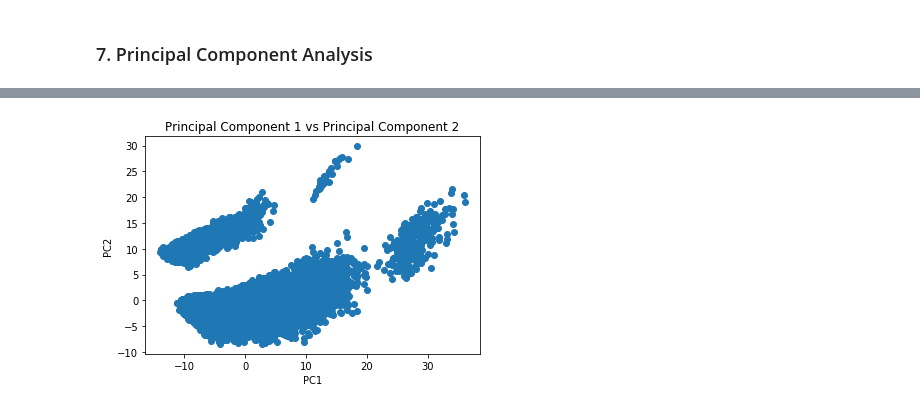
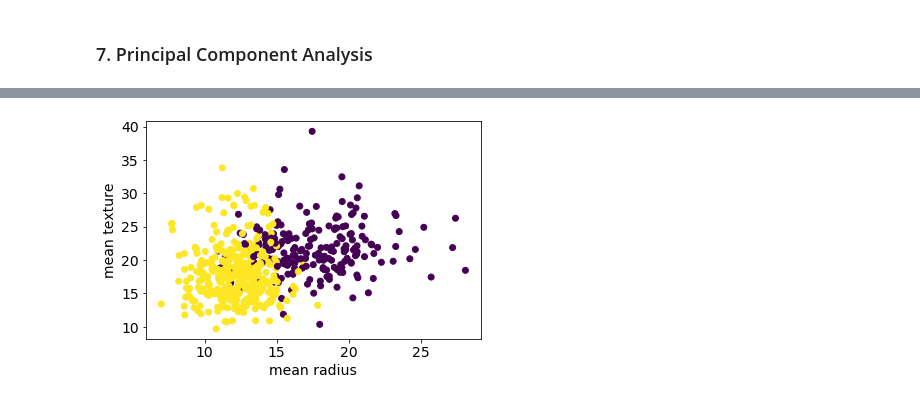
Before and after one commit to lfr4704/DS-Unit-1-Sprint-3-Linear-Algebra, a Jupyter notebook: module3-dimensionality-reduction/LS_DS_133_Exercise_Solutions.ipynb, the cells around one changed output, grey strips where cells are left out. Saved outputs shown, nothing was run; the diff lists cells and outputs as text; code cells hidden in the pictures.

Commit message:
purple and gold

```diff
--- a/module3-dimensionality-reduction/LS_DS_133_Exercise_Solutions.ipynb
+++ b/module3-dimensionality-reduction/LS_DS_133_Exercise_Solutions.ipynb
@@ -349,9 +347,9 @@ cancer.head()
 5 rows × 31 columns
-# %%
-plt.scatter(transformed_data[:,0], transformed_data[:,1])
-plt.xlabel("PC1")
-plt.ylabel("PC2")
-plt.title("Principal Component 1 vs Principal Component 2")
-plt.show()
-# %% [output]
-[figure, removed]
+# %%
+# Try to visualize a little bit of this dataset.
+# Purple=0, Yellow=1
+plt.scatter(cancer['mean radius'], cancer['mean texture'], c=cancer['malignant'])
+plt.xlabel('mean radius')
+plt.ylabel('mean texture');
+# %% [output]
+[figure, added]
```
Also changed, not shown: parts of 23 cells of this notebook.
